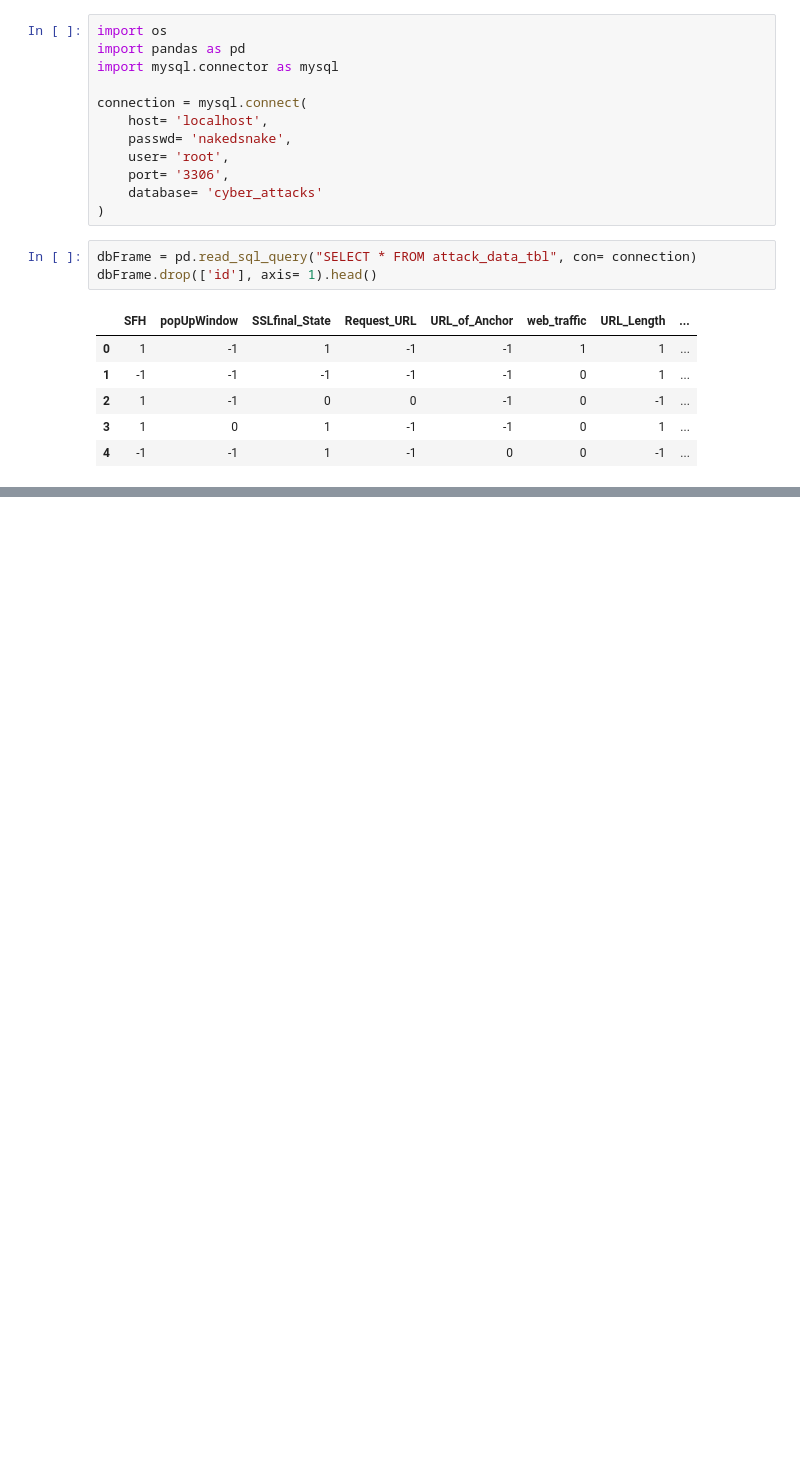
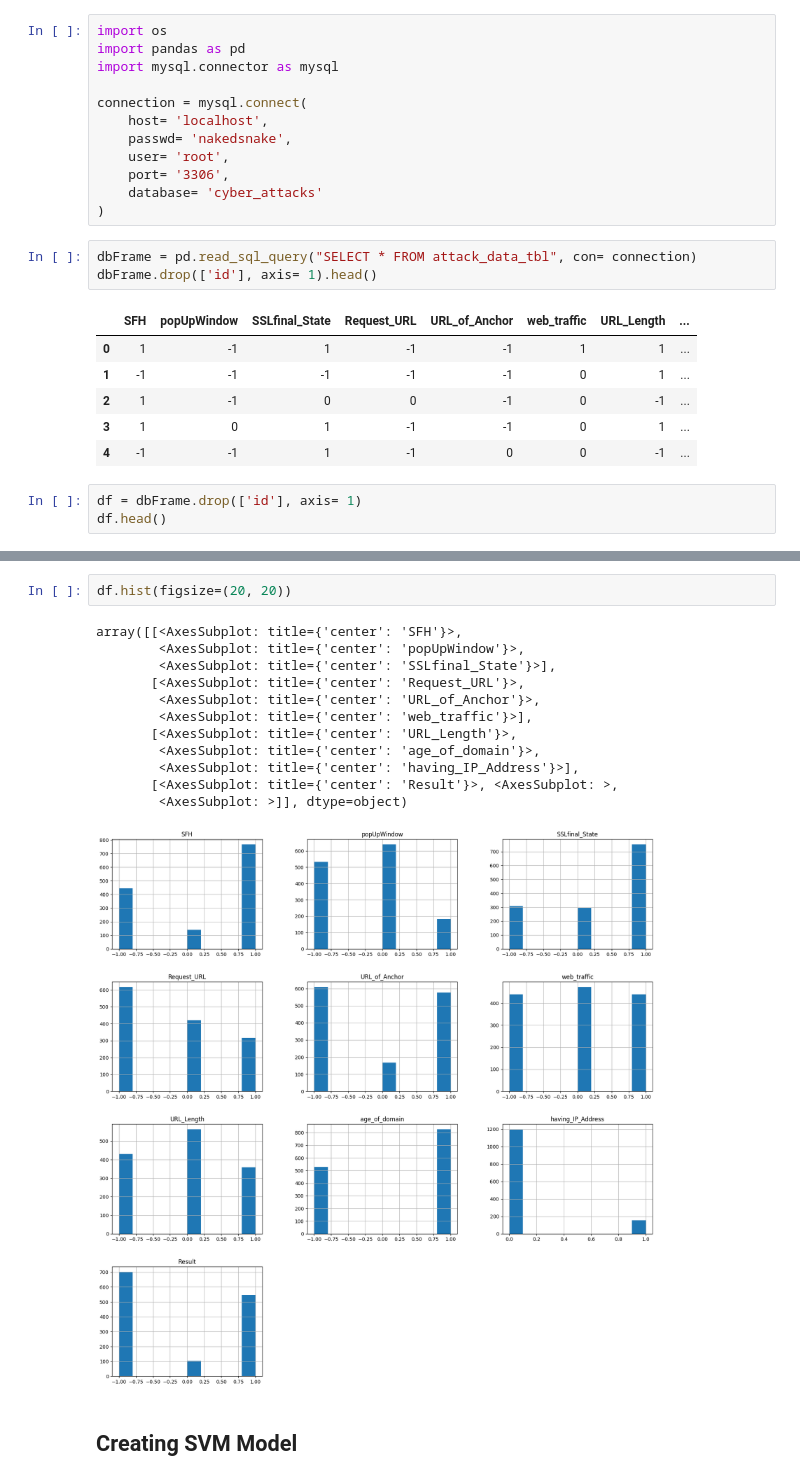
Before and after one commit to juto-shogan/Cyber-Attack, a Jupyter notebook: read_from_db.ipynb, the cells around one changed output, grey strips where cells are left out. Cells and saved outputs as stored; diff of their text form; blank space fills up the shorter version.

```diff
--- a/read_from_db.ipynb
+++ b/read_from_db.ipynb
@@ -20,3 +20,6 @@ dbFrame.drop(['id'], axis= 1).head()
 | 2 | 1 | -1 | 0 | 0 | -1 | 0 | -1 | ... |
 | 3 | 1 | 0 | 1 | -1 | -1 | 0 | 1 | ... |
 | 4 | -1 | -1 | 1 | -1 | 0 | 0 | -1 | ... |
+# %%
+df = dbFrame.drop(['id'], axis= 1)
+df.head()
@@ -22,0 +65,17 @@ dbFrame.drop(['id'], axis= 1).head()
+# %%
+df.hist(figsize=(20, 20))
+# %% [output]
+array([[<AxesSubplot: title={'center': 'SFH'}>,
+        <AxesSubplot: title={'center': 'popUpWindow'}>,
+        <AxesSubplot: title={'center': 'SSLfinal_State'}>],
+       [<AxesSubplot: title={'center': 'Request_URL'}>,
+        <AxesSubplot: title={'center': 'URL_of_Anchor'}>,
+        <AxesSubplot: title={'center': 'web_traffic'}>],
+       [<AxesSubplot: title={'center': 'URL_Length'}>,
+        <AxesSubplot: title={'center': 'age_of_domain'}>,
+        <AxesSubplot: title={'center': 'having_IP_Address'}>],
+       [<AxesSubplot: title={'center': 'Result'}>, <AxesSubplot: >,
+        <AxesSubplot: >]], dtype=object)
+[figure, added]
+# %% [markdown]
+## Creating SVM Model
```
Also changed, not shown: parts of 18 cells of this notebook, 1 other file.
